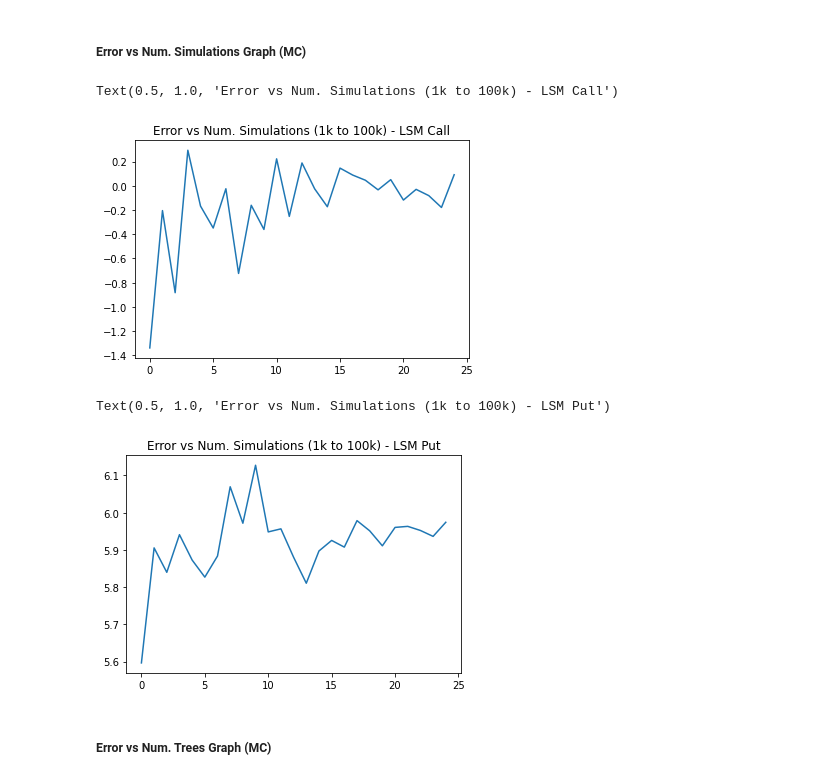
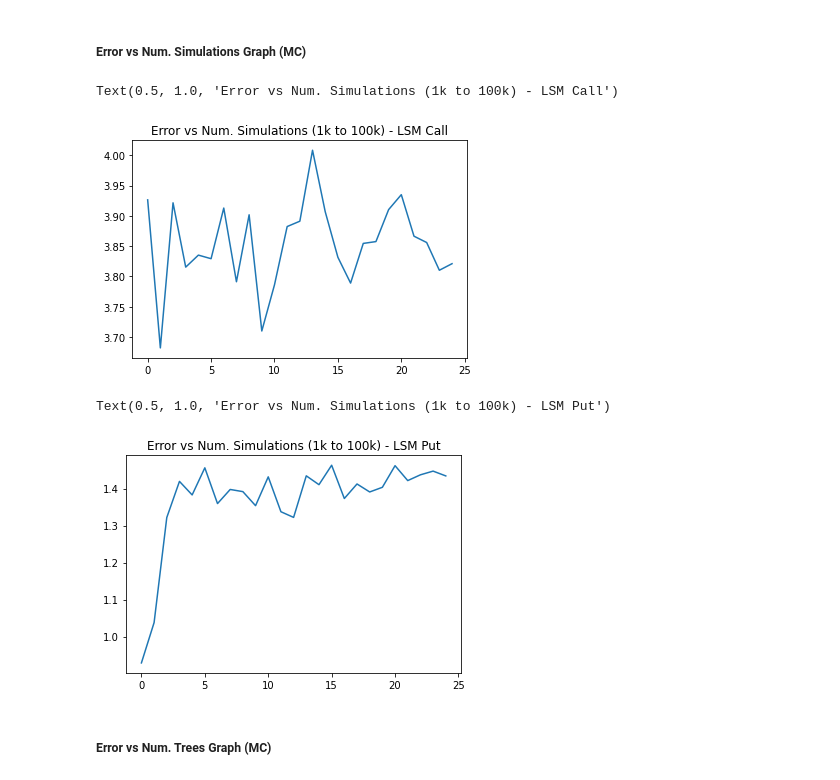
Before and after one commit to sidiyer00/FE620-Option-Pricing, a Jupyter notebook: aapl_pricing.ipynb, the cells around one changed output. Drawn from its saved outputs; the diff is of its cells as text; code cells hidden in the pictures.

```diff
--- a/aapl_pricing.ipynb
+++ b/aapl_pricing.ipynb
@@ -66,9 +92,9 @@ aapl = aapl.drop('date', axis=1).set_index('formatted_date')
 sig = np.std(aapl["adjclose"].pct_change()[1:])*np.sqrt(len(aapl))
 nsims = 10000
 S0 = 157.92
-T = 1
+T = .25
 discrete_freq = 252
 OP_TYPE = "put"
 K = 155.0
-r = .06
+r = .016
 POLY_DEGREE = 5
@@ -75,7 +105,10 @@ POLY_DEGREE = 5
 # %%
-actual_data_op = first_day_1y_options[first_day_1y_options[" [STRIKE]"] == K]
-actual_call = (float(actual_data_op[' [C_BID]']) + float(actual_data_op[' [C_ASK]']))/2
-actual_put = (float(actual_data_op[' [P_BID]']) + float(actual_data_op[' [P_ASK]']))/2
-print("Actual American Put: ", actual_put)
-print("Actual American call: ", actual_call)
+actual = []
+for i in range(130, 180, 5):
+    actual_data_op = first_day_3m_options[first_day_3m_options[" [STRIKE]"] == i]
+    actual_call = (float(actual_data_op[' [C_BID]']) + float(actual_data_op[' [C_ASK]']))/2
+    actual_put = (float(actual_data_op[' [P_BID]']) + float(actual_data_op[' [P_ASK]']))/2
+    actual.append((actual_put, actual_call))
+    print("Actual American Put (", str(i), "):", actual_put)
+    print("Actual American call (", str(i), "):", actual_call)
 # %% [output]
@@ -84,8 +135,11 @@ Actual American call:  21.405
 # %% [markdown]
 ### Pricing American Options (AAPL) using LSM Monte Carlo
 # %%
-put_price = lsm_pricer("ap", nsims, S0, K, r, sig, T, discrete_freq, POLY_DEGREE)
-call_price = lsm_pricer("ac", nsims, S0, K, r, sig, T, discrete_freq, POLY_DEGREE)
-print("LSM MC American Put: ", put_price)
-print("LSM MC American call: ", call_price)
+lsm = []
+for i in range(130, 180, 5):
+    put_price = lsm_pricer("ap", nsims, S0, i, r, sig, T, discrete_freq, POLY_DEGREE)
+    call_price = lsm_pricer("ac", nsims, S0, i, r, sig, T, discrete_freq, POLY_DEGREE)
+    lsm.append((put_price, call_price))
+    print("LSM MC American Put ",str(i),"): ", put_price)
+    print("LSM MC American call ",str(i), "):", call_price)
 # %% [output]
@@ -94,9 +166,12 @@ LSM MC American call:  21.487498071751144
 # %% [markdown]
 ### Pricing American Options (AAPL) using BT
 # %%
-# Without control variates
-put_price = btree_pricer(S0, K, sig, r, T, 1000, "ap")
-call_price = btree_pricer(S0, K, sig, r, T, 1000, "ac")
-print("BT American Put: ", put_price)
-print("BT American call: ", call_price)
+bt = []
+for i in range(130, 180, 5):
+    # Without control variates
+    put_price = btree_pricer(S0, i, sig, r, T, 1000, "ap")
+    call_price = btree_pricer(S0, i, sig, r, T, 1000, "ac")
+    bt.append((put_price, call_price))
+    print("BT American Put (",str(i),"):", put_price)
+    print("BT American call (",str(i), "):", call_price)
 # %% [output]
@@ -119,17 +214,17 @@ for i in range(1000, 100000, 4000):
     # put_price = lsm_pricer("ac", i, S0, K, r, sig, T, discrete_freq, POLY_DEGREE)
     put_fnsims.append(put_price)
 # %%
-plt.plot(actual_call - np.array(call_fnsims))
+plt.plot(14.45 - np.array(call_fnsims))
 plt.title("Error vs Num. Simulations (1k to 100k) - LSM Call")
 # %% [output]
 Text(0.5, 1.0, 'Error vs Num. Simulations (1k to 100k) - LSM Call')
-[figure, old version]
+[figure, new version]
 # %%
-plt.plot(actual_put - np.array(put_fnsims))
+plt.plot(8.55 - np.array(put_fnsims))
 plt.title("Error vs Num. Simulations (1k to 100k) - LSM Put")
 # %% [output]
 Text(0.5, 1.0, 'Error vs Num. Simulations (1k to 100k) - LSM Put')
-[figure, old version]
+[figure, new version]
 # %% [markdown]
 ##### Error vs Num. Trees Graph (MC)
 # %%
```
Also changed, not shown: parts of 9 cells of this notebook, 3 other files.
